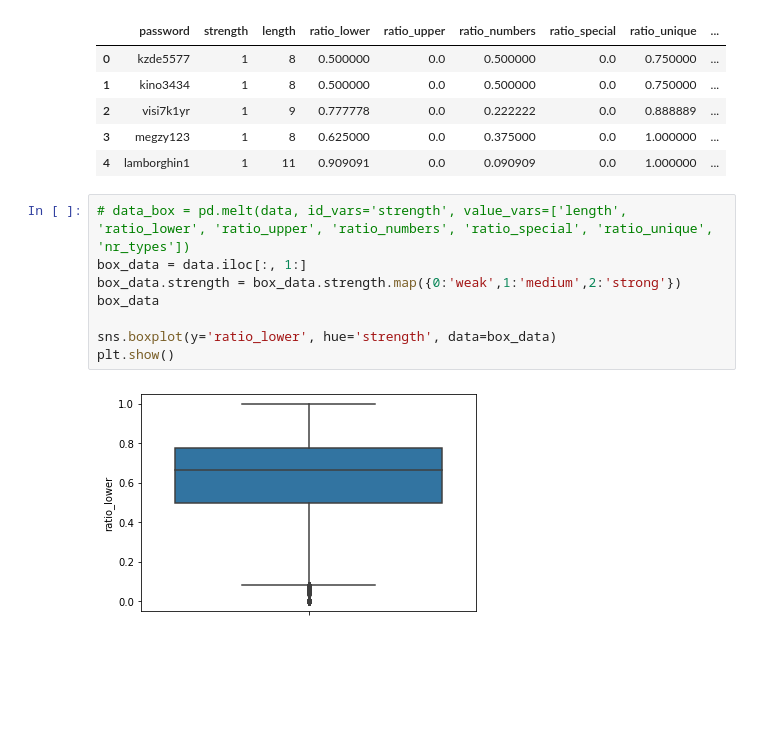
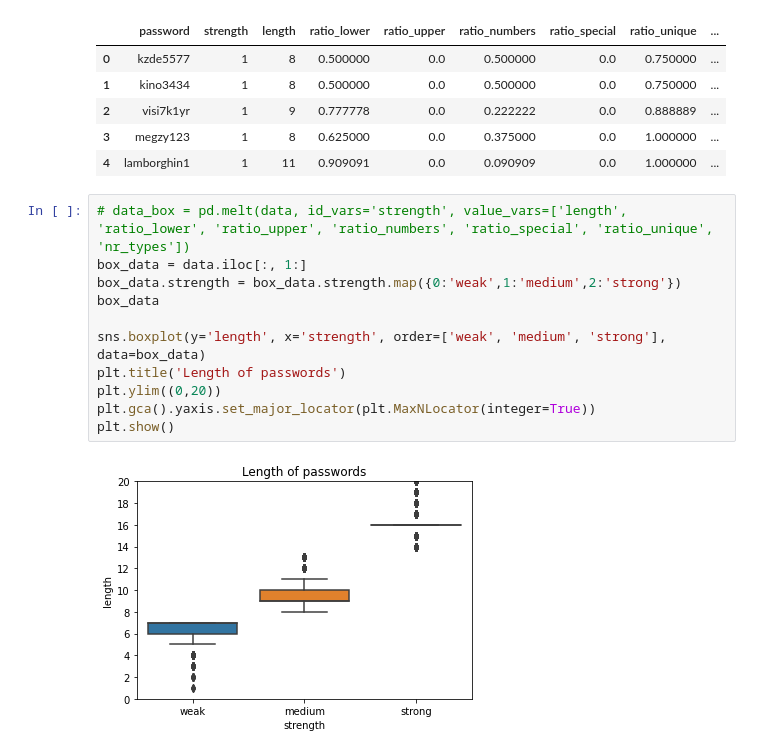
Before and after one commit to sddiener/Comparison-of-Decision-Tree-and-KNN-for-Stroke-Prediction, a Jupyter notebook: Preprocessing PW.ipynb, the cells around one changed output. Drawn from its saved outputs; the diff is of its cells as text; blank space fills up the shorter version.

```diff
--- a/Preprocessing PW.ipynb
+++ b/Preprocessing PW.ipynb
@@ -115,10 +127,13 @@ data.head()
 # %%
 # data_box = pd.melt(data, id_vars='strength', value_vars=['length', 'ratio_lower', 'ratio_upper', 'ratio_numbers', 'ratio_special', 'ratio_unique', 'nr_types'])
 box_data = data.iloc[:, 1:]
 box_data.strength = box_data.strength.map({0:'weak',1:'medium',2:'strong'})
 box_data
 
-sns.boxplot(y='ratio_lower', hue='strength', data=box_data)
+sns.boxplot(y='length', x='strength', order=['weak', 'medium', 'strong'], data=box_data)
+plt.title('Length of passwords')
+plt.ylim((0,20))
+plt.gca().yaxis.set_major_locator(plt.MaxNLocator(integer=True))
 plt.show()
 # %% [output]
-[figure, old version]
+[figure, new version]
```
Also changed, not shown: parts of 3 cells of this notebook, 1 other file.
